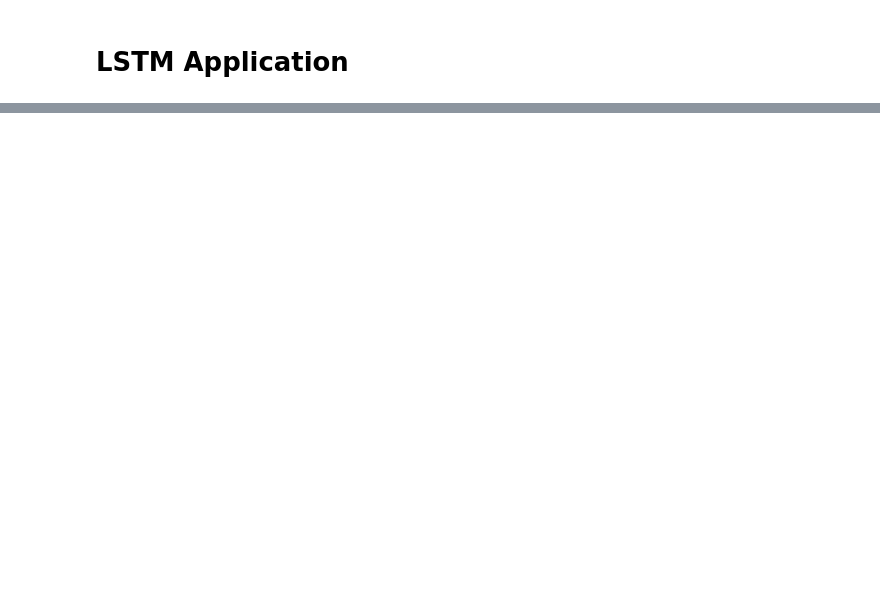
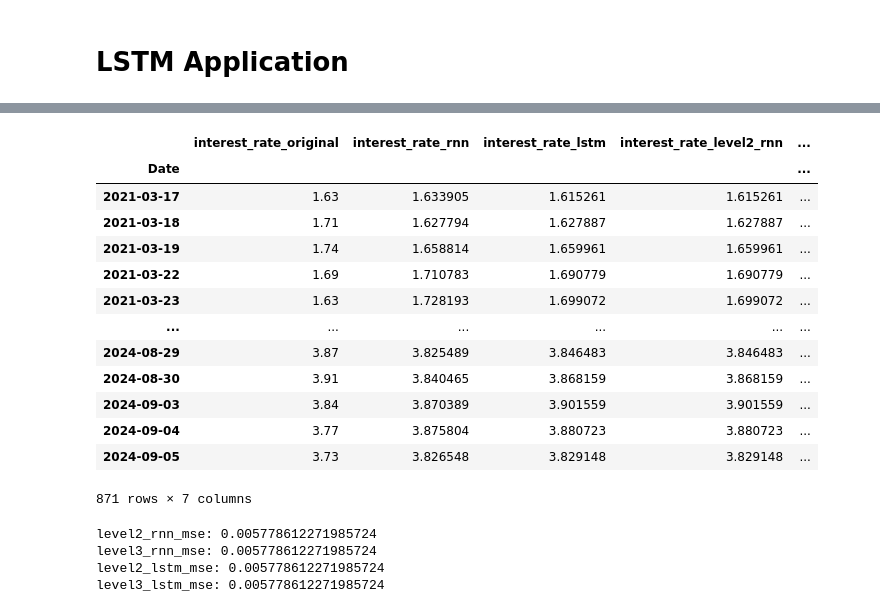
Before and after one commit to alisdghnia/rnn-lstm-interest-rate-prediction, a Jupyter notebook: RNN_LSTM_InterestRate_Prediction.ipynb, the cells around one changed output, grey strips where cells are left out. Saved outputs shown, nothing was run; the diff lists cells and outputs as text; code cells hidden in the pictures; blank space fills up the shorter version.

```diff
--- a/RNN_LSTM_InterestRate_Prediction.ipynb
+++ b/RNN_LSTM_InterestRate_Prediction.ipynb
@@ -305,0 +768,59 @@ rnn_rsquared: 0.8396061417269087
+# %%
+# start with the first sequence from the test data
+last_sequence = np.array(test['delta'])[:window_size].reshape(-1, 1)  # reshape to make sure it's 2D
+
+level3_lstm_predictions = []
+
+# use the 50 + len(ir[ir.index >= '2021-01-01']) data that we assigned earlier
+# to predict for the entire length of the ir[ir.index >= '2021-01-01'] data
+for i in range(len(test) - window_size):
+    prediction = model.predict(last_sequence.reshape(1, window_size, 1))
+    level3_lstm_predictions.append(prediction[0, 0])
+
+    # reshape the next value to be appended
+    next_value = np.array(test['delta'])[i + window_size].reshape(-1, 1)
+
+    last_sequence = np.append(last_sequence[1:], next_value, axis=0)
+
+print(level3_lstm_predictions)
+# %%
+ir['predicted_delta'] = np.nan
+ir.loc[ir.tail(y_test.shape[0]).index, 'predicted_delta'] = level3_lstm_predictions
+ir.loc[:, 'predicted_interest_rate'] = ir.loc[:, 'interest_rate'] + ir.loc[:, 'predicted_delta']
+final_df['interest_rate_level3lstm'] = ir.loc[ir.tail(y_test.shape[0]).index, 'predicted_interest_rate']
+final_df
+# %%
+final_df.loc[:, 'interest_rate_level2_rnn'] = level2_rnn_predictions
+final_df.loc[:, 'interest_rate_level3_rnn'] = level3_rnn_predictions
+final_df.loc[:, 'interest_rate_level2_lstm'] = level2_lstm_predictions
+final_df.loc[:, 'interest_rate_level3_lstm'] = level3_lstm_predictions
+final_df
+# %% [output]
+|  | interest_rate_original | interest_rate_rnn | interest_rate_lstm | interest_rate_level2_rnn | ... |
+| Date |  |  |  |  | ... |
+| 2021-03-17 | 1.63 | 1.633905 | 1.615261 | 1.615261 | ... |
+| 2021-03-18 | 1.71 | 1.627794 | 1.627887 | 1.627887 | ... |
+| 2021-03-19 | 1.74 | 1.658814 | 1.659961 | 1.659961 | ... |
+| 2021-03-22 | 1.69 | 1.710783 | 1.690779 | 1.690779 | ... |
+| 2021-03-23 | 1.63 | 1.728193 | 1.699072 | 1.699072 | ... |
+| ... | ... | ... | ... | ... | ... |
+| 2024-08-29 | 3.87 | 3.825489 | 3.846483 | 3.846483 | ... |
+| 2024-08-30 | 3.91 | 3.840465 | 3.868159 | 3.868159 | ... |
+| 2024-09-03 | 3.84 | 3.870389 | 3.901559 | 3.901559 | ... |
+| 2024-09-04 | 3.77 | 3.875804 | 3.880723 | 3.880723 | ... |
+| 2024-09-05 | 3.73 | 3.826548 | 3.829148 | 3.829148 | ... |
+871 rows × 7 columns
+# %%
+level2_rnn_mse = np.mean((final_df['interest_rate_level2_rnn'] - final_df['interest_rate_original'])**2)
+level3_rnn_mse = np.mean((final_df['interest_rate_level3_rnn'] - final_df['interest_rate_original'])**2)
+level2_lstm_mse = np.mean((final_df['interest_rate_level2_lstm'] - final_df['interest_rate_original'])**2)
+level3_lstm_mse = np.mean((final_df['interest_rate_level3_lstm'] - final_df['interest_rate_original'])**2)
+print(f'level2_rnn_mse: {level2_rnn_mse}')
+print(f'level3_rnn_mse: {level3_rnn_mse}')
+print(f'level2_lstm_mse: {level2_lstm_mse}')
+print(f'level3_lstm_mse: {level3_lstm_mse}')
+# %% [output]
+level2_rnn_mse: 0.005778612271985724
+level3_rnn_mse: 0.005778612271985724
+level2_lstm_mse: 0.005778612271985724
+level3_lstm_mse: 0.005778612271985724
```
Also changed, not shown: parts of 37 cells of this notebook.
